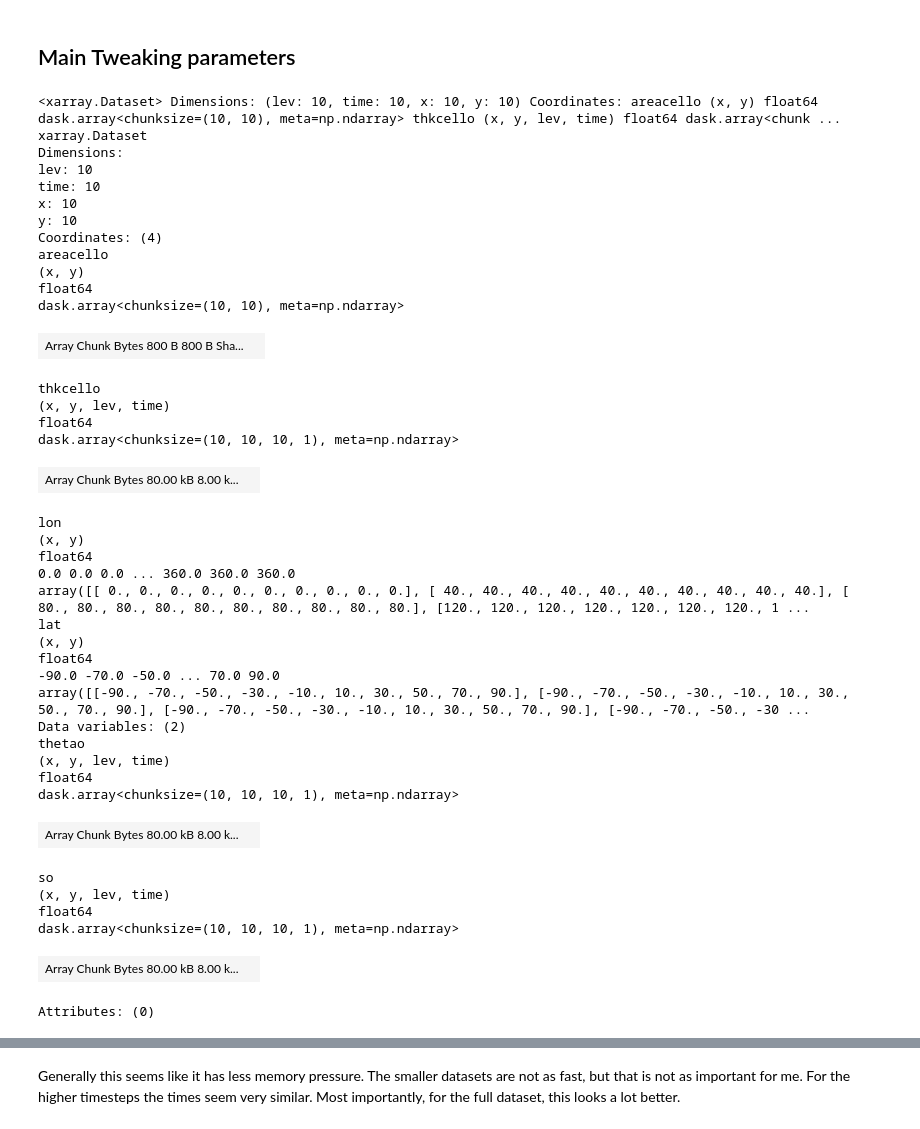
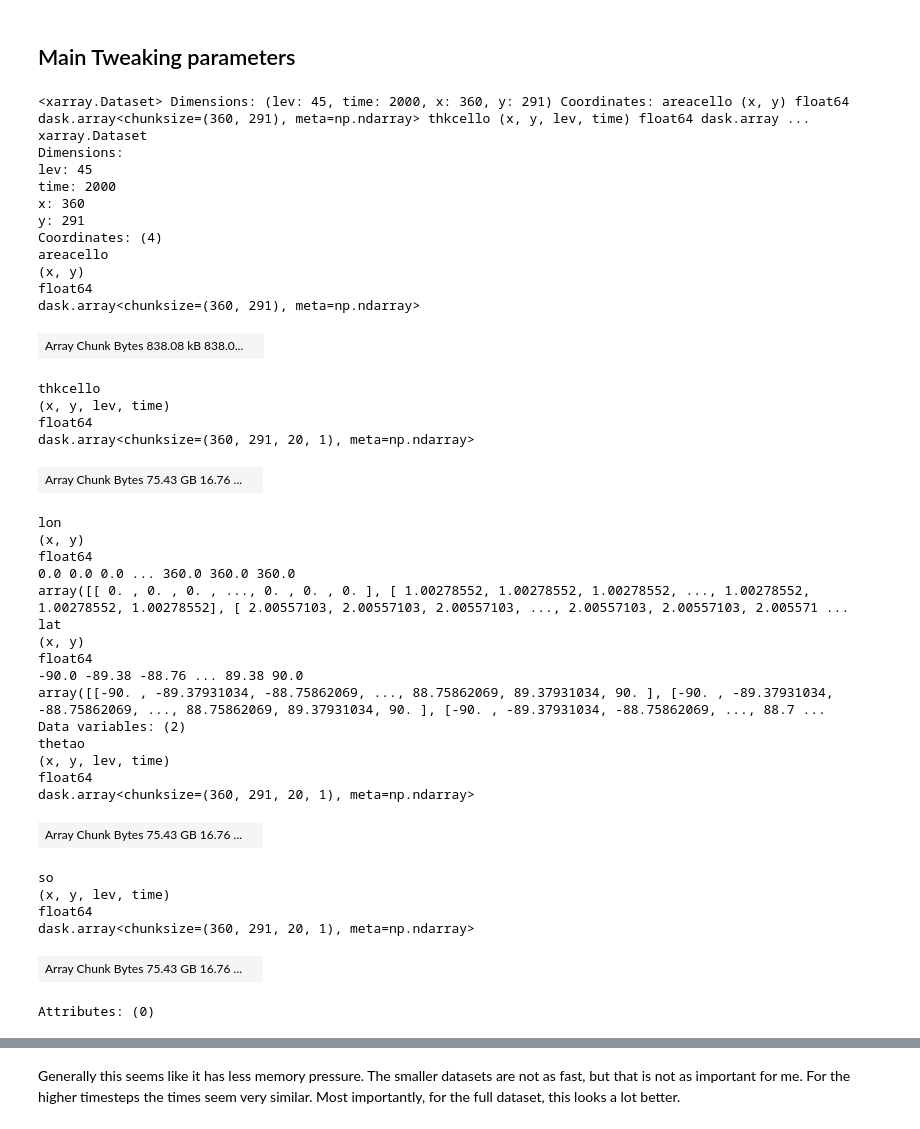
Before and after one commit to ocean-transport/coiled_collaboration, a Jupyter notebook: notebooks/jbusecke_2d_xhistogram/jbusecke_2d_xhistogram_debug_2021_05_03.ipynb, the cells around one changed output, grey strips where cells are left out. Saved outputs shown, nothing was run; the diff lists cells and outputs as text; code cells hidden in the pictures.

```diff
--- a/notebooks/jbusecke_2d_xhistogram/jbusecke_2d_xhistogram_debug_2021_05_03.ipynb
+++ b/notebooks/jbusecke_2d_xhistogram/jbusecke_2d_xhistogram_debug_2021_05_03.ipynb
@@ -49,65 +59,66 @@ def pdf_wrapper(ds, bins_dict={'thetao':np.linspace(-1, 1, n_bins), 'so':np.lins
 # %%
 # lets create an artificial dataset for testing (this is on the lower end of resolutions for the CMIP6 data)
 
-# nx,ny,nz,nt = 360, 291, 45, 1980
-nx,ny,nz,nt = 10, 10, 10, 10
+nx,ny,nz,nt = 360, 291, 45, 2000
+# nx,ny,nz,nt = 10, 10, 10, 10
 # first try it with consistent chunk sizes (the actual datases can have slightly different time chunks)
-cx,cy, cz = nx, ny, nz
+cx,cy,cz = nx, ny, nz
+cz = 20 # override to previous state
 
 with dask.annotate(priority=-10):
     so = xr.DataArray(dsa.random.random([nx,ny,nz,nt], chunks=[cx,cy,cz,ct]), dims=['x', 'y', 'lev', 'time'])
     thetao = xr.DataArray(dsa.random.random([nx,ny,nz,nt], chunks=[cx,cy,cz,ct]), dims=['x', 'y', 'lev', 'time'])
     areacello = xr.DataArray(dsa.random.random([nx,ny], chunks=[cx,cy]), dims=['x', 'y'])
     thkcello = xr.DataArray(dsa.random.random([nx,ny,nz,nt], chunks=[cx,cy,cz,ct]), dims=['x', 'y', 'lev', 'time'])
     llon, llat = np.meshgrid(np.linspace(0,360, nx), np.linspace(-90,90, ny), indexing='ij')
     lon = xr.DataArray(llon, dims=['x','y'])
     lat = xr.DataArray(llat, dims=['x','y'])
 
 
     ds_synth = xr.Dataset({'thetao':thetao, 'so':so})
     ds_synth = ds_synth.assign_coords(areacello=areacello, thkcello=thkcello, lon=lon, lat=lat)
 
 ds_synth
 # %% [output]
-<xarray.Dataset> Dimensions: (lev: 10, time: 10, x: 10, y: 10) Coordinates: areacello (x, y) float64 dask.array<chunksize=(10, 10), meta=np.ndarray> thkcello (x, y, lev, time) float64 dask.array<chunk ...
+<xarray.Dataset> Dimensions: (lev: 45, time: 2000, x: 360, y: 291) Coordinates: areacello (x, y) float64 dask.array<chunksize=(360, 291), meta=np.ndarray> thkcello (x, y, lev, time) float64 dask.array ...
 xarray.Dataset
 Dimensions:
-lev: 10
-time: 10
-x: 10
-y: 10
+lev: 45
+time: 2000
+x: 360
+y: 291
 Coordinates: (4)
 areacello
 (x, y)
 float64
-dask.array<chunksize=(10, 10), meta=np.ndarray>
+dask.array<chunksize=(360, 291), meta=np.ndarray>
-| Array Chunk Bytes 800 B 800 B Sha... |  |
+| Array Chunk Bytes 838.08 kB 838.0... |  |
 thkcello
 (x, y, lev, time)
 float64
-dask.array<chunksize=(10, 10, 10, 1), meta=np.ndarray>
+dask.array<chunksize=(360, 291, 20, 1), meta=np.ndarray>
-| Array Chunk Bytes 80.00 kB 8.00 k... |  |
+| Array Chunk Bytes 75.43 GB 16.76 ... |  |
 lon
 (x, y)
 float64
 0.0 0.0 0.0 ... 360.0 360.0 360.0
-array([[ 0., 0., 0., 0., 0., 0., 0., 0., 0., 0.], [ 40., 40., 40., 40., 40., 40., 40., 40., 40., 40.], [ 80., 80., 80., 80., 80., 80., 80., 80., 80., 80.], [120., 120., 120., 120., 120., 120., 120., 1 ...
+array([[ 0. , 0. , 0. , ..., 0. , 0. , 0. ], [ 1.00278552, 1.00278552, 1.00278552, ..., 1.00278552, 1.00278552, 1.00278552], [ 2.00557103, 2.00557103, 2.00557103, ..., 2.00557103, 2.00557103, 2.005571 ...
 lat
 (x, y)
 float64
--90.0 -70.0 -50.0 ... 70.0 90.0
-array([[-90., -70., -50., -30., -10., 10., 30., 50., 70., 90.], [-90., -70., -50., -30., -10., 10., 30., 50., 70., 90.], [-90., -70., -50., -30., -10., 10., 30., 50., 70., 90.], [-90., -70., -50., -30 ...
+-90.0 -89.38 -88.76 ... 89.38 90.0
+array([[-90. , -89.37931034, -88.75862069, ..., 88.75862069, 89.37931034, 90. ], [-90. , -89.37931034, -88.75862069, ..., 88.75862069, 89.37931034, 90. ], [-90. , -89.37931034, -88.75862069, ..., 88.7 ...
 Data variables: (2)
 thetao
 (x, y, lev, time)
 float64
-dask.array<chunksize=(10, 10, 10, 1), meta=np.ndarray>
+dask.array<chunksize=(360, 291, 20, 1), meta=np.ndarray>
-| Array Chunk Bytes 80.00 kB 8.00 k... |  |
+| Array Chunk Bytes 75.43 GB 16.76 ... |  |
 so
 (x, y, lev, time)
 float64
-dask.array<chunksize=(10, 10, 10, 1), meta=np.ndarray>
+dask.array<chunksize=(360, 291, 20, 1), meta=np.ndarray>
-| Array Chunk Bytes 80.00 kB 8.00 k... |  |
+| Array Chunk Bytes 75.43 GB 16.76 ... |  |
 Attributes: (0)
 # %%
 with dask.annotate(priority=-5):
```
Also changed, not shown: parts of 13 cells of this notebook, 1 other file.
